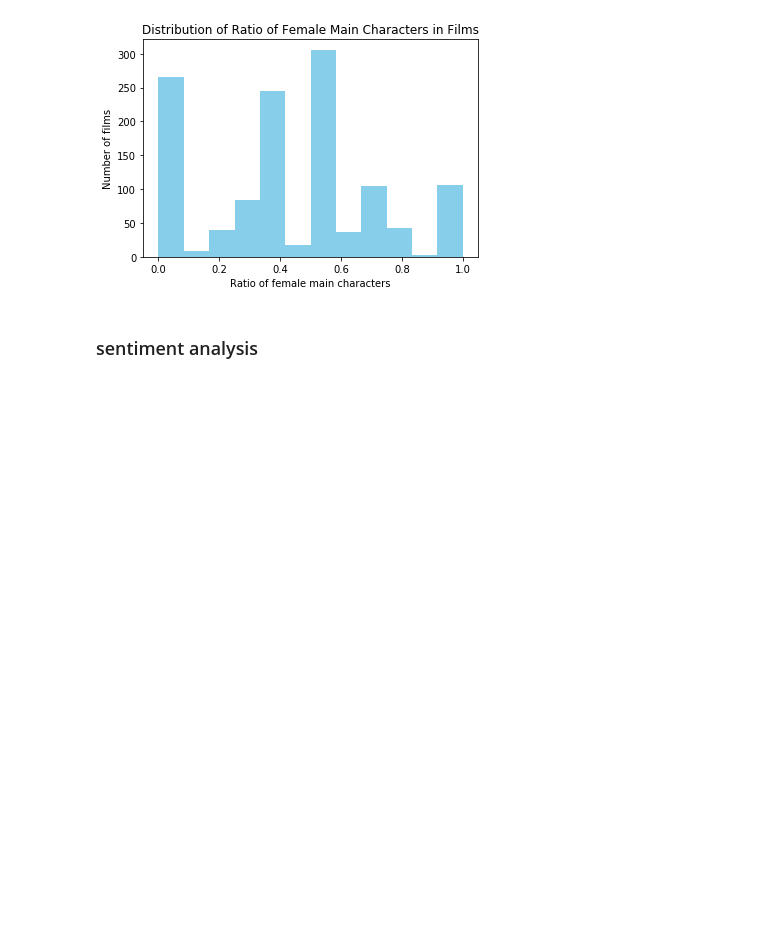
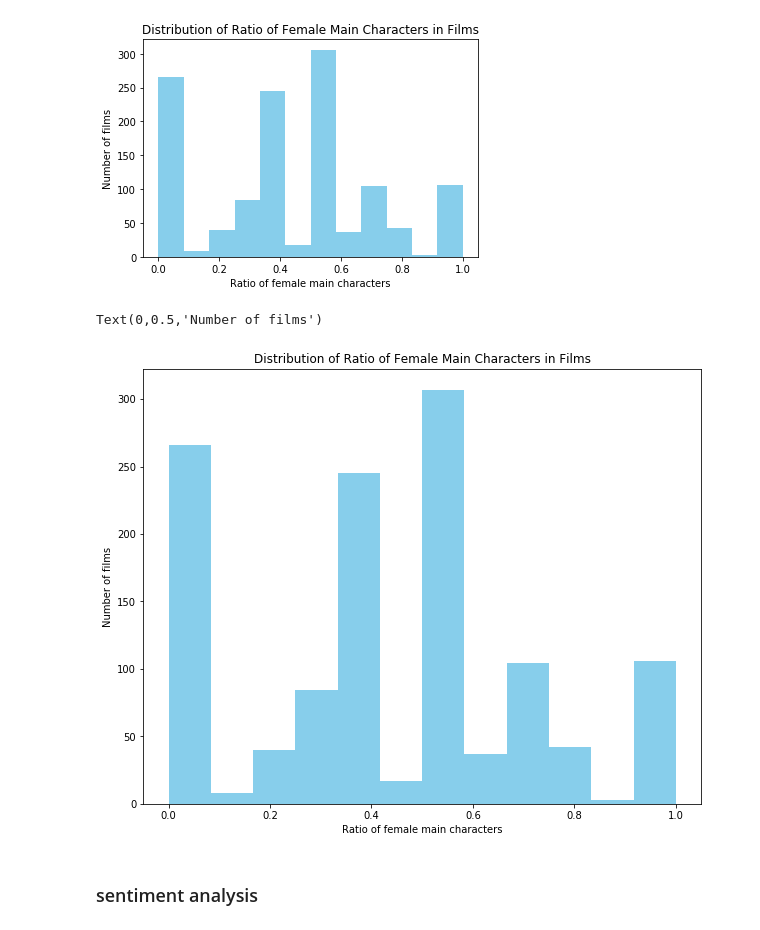
Before and after one commit to w-sheng/Film-Screenplay-Analysis, a Jupyter notebook: notebooks/analyze_characters.ipynb, the cells around one changed output. Cells and saved outputs as stored; diff of their text form; code cells hidden in the pictures; blank space fills up the shorter version.

```diff
--- a/notebooks/analyze_characters.ipynb
+++ b/notebooks/analyze_characters.ipynb
@@ -123,6 +144,15 @@ plt.ylabel('Number of films')
 plt.savefig('../plots/fem-ratio-distr.png')
 # %% [output]
 [figure]
+# %%
+# presentation
+mc_gender_df['fem_ratio'].hist(bins=12, color='skyblue', figsize=(10,8), grid=False)
+plt.title('Distribution of Ratio of Female Main Characters in Films')
+plt.xlabel('Ratio of female main characters')
+plt.ylabel('Number of films')
+# %% [output]
+Text(0,0.5,'Number of films')
+[figure, added]
 # %% [markdown]
 ### sentiment analysis
 # %%
```
Also changed, not shown: parts of 8 cells of this notebook, 26 other files.
